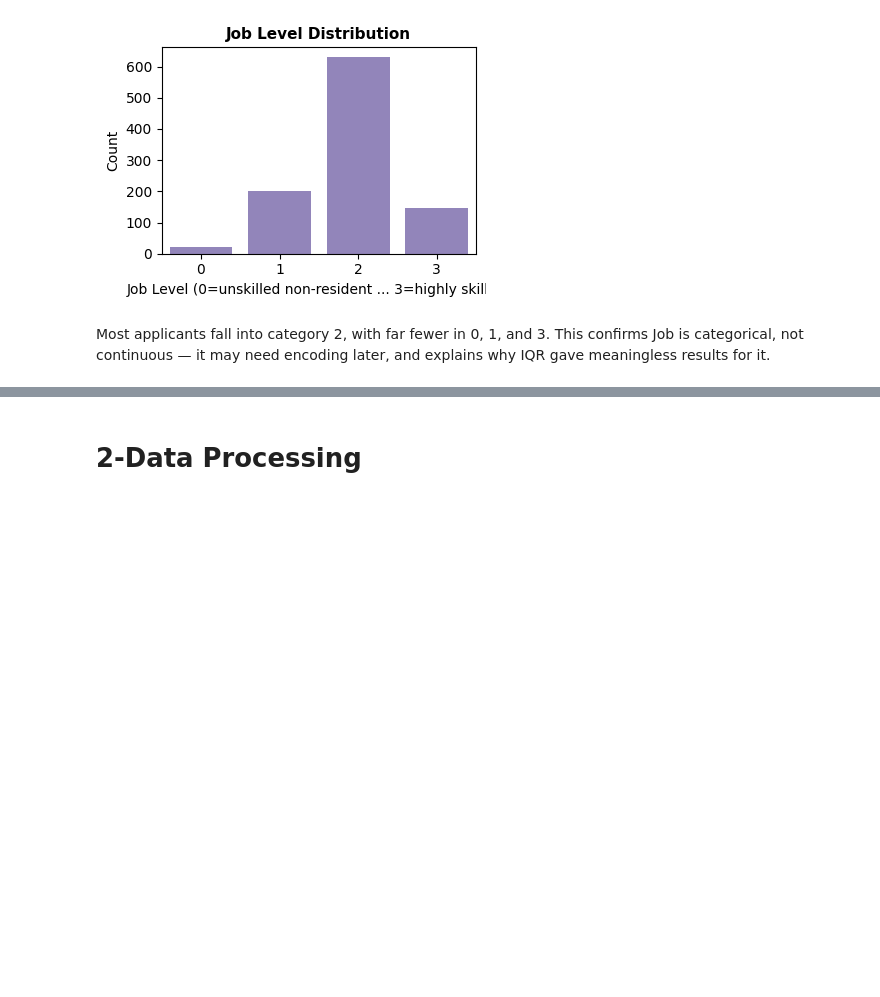
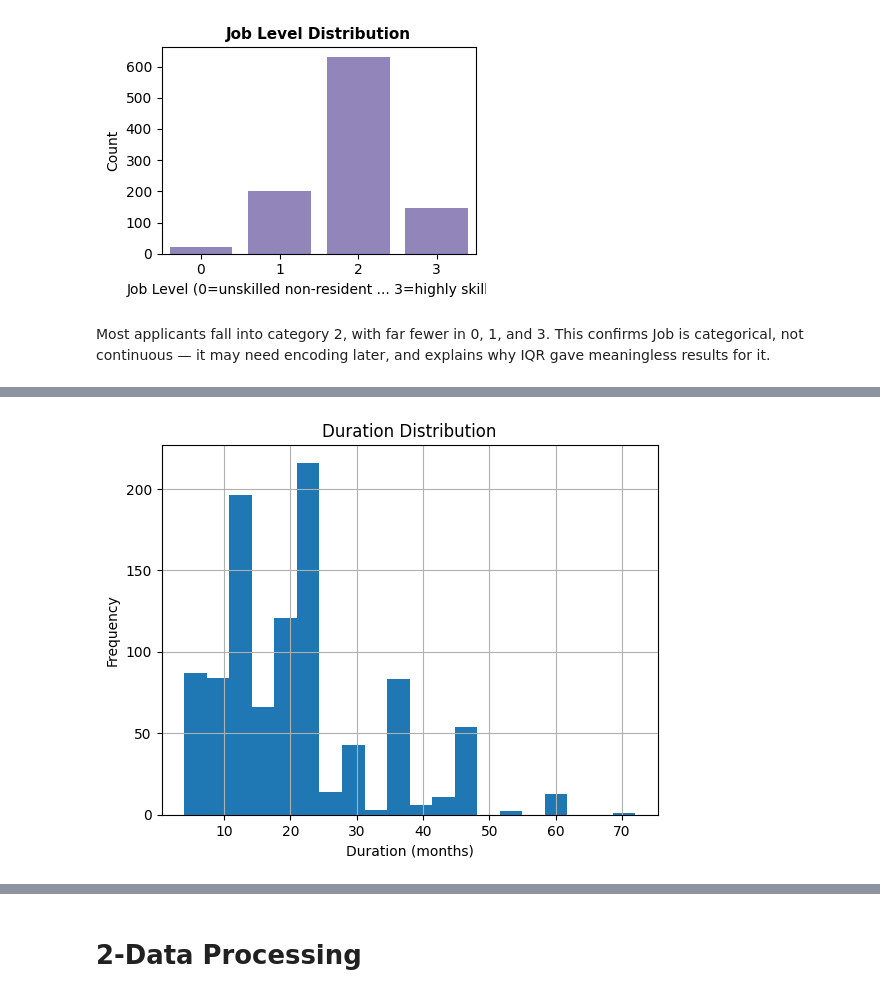
Before and after one commit to saraalmazroa/-IT326-DataMining-Project-, a Jupyter notebook: Phase2.ipynb, the cells around one changed output, grey strips where cells are left out. Drawn from its saved outputs; the diff is of its cells as text; code cells hidden in the pictures; blank space fills up the shorter version.

```diff
--- a/Phase2.ipynb
+++ b/Phase2.ipynb
@@ -155,0 +181,9 @@ Most applicants fall into category 2, with far fewer in 0, 1, and 3. This confir
+# %%
+plt.figure()
+df["Duration"].hist(bins=20)
+plt.title("Duration Distribution")
+plt.xlabel("Duration (months)")
+plt.ylabel("Frequency")
+plt.show()
+# %% [output]
+[figure, added]
```
Also changed, not shown: parts of 13 cells of this notebook.
